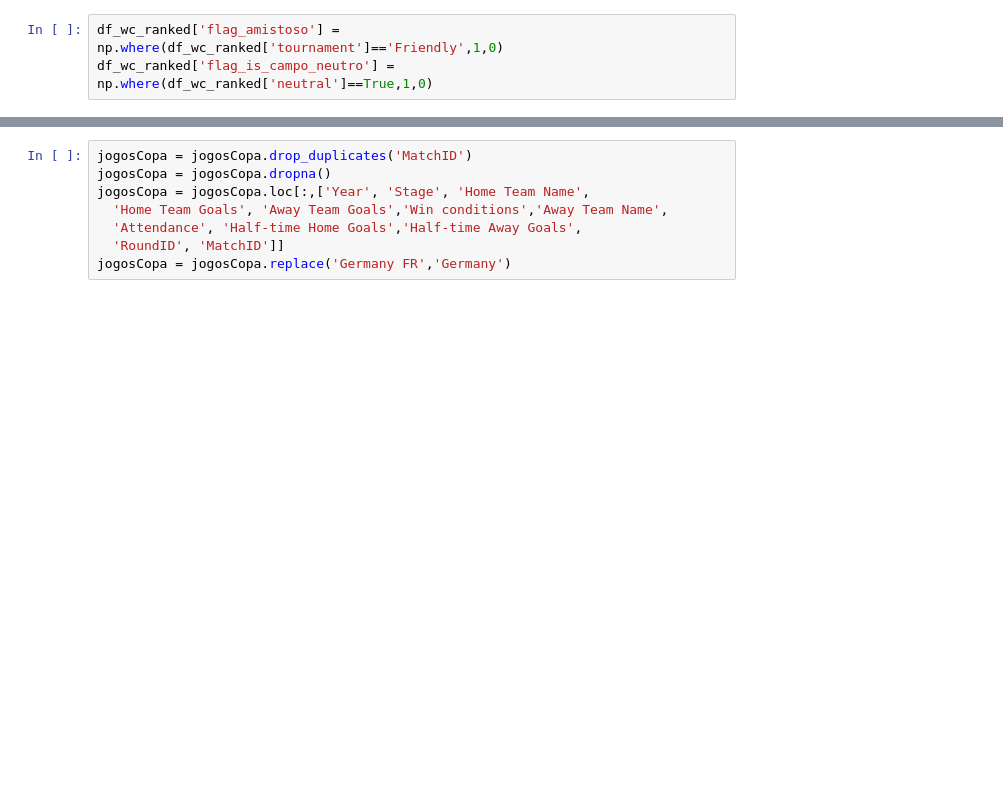
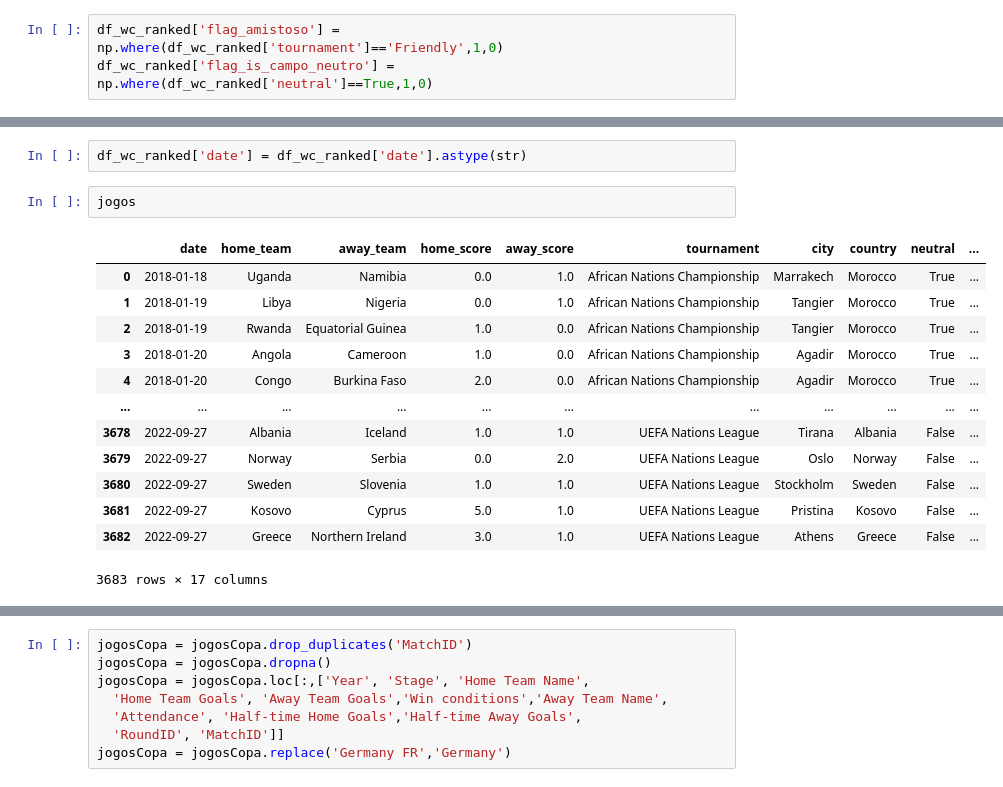
Before and after one commit to VitorrSantana/WorldCupPredictin, a Jupyter notebook: copaMundo.ipynb, the cells around one changed output, grey strips where cells are left out. Drawn from its saved outputs; the diff is of its cells as text; blank space fills up the shorter version.

```diff
--- a/copaMundo.ipynb
+++ b/copaMundo.ipynb
@@ -115,0 +136,18 @@ golsMarcados
+# %%
+df_wc_ranked['date'] = df_wc_ranked['date'].astype(str)
+# %%
+jogos
+# %% [output]
+|  | date | home_team | away_team | home_score | away_score | tournament | city | country | neutral | ... |
+| 0 | 2018-01-18 | Uganda | Namibia | 0.0 | 1.0 | African Nations Championship | Marrakech | Morocco | True | ... |
+| 1 | 2018-01-19 | Libya | Nigeria | 0.0 | 1.0 | African Nations Championship | Tangier | Morocco | True | ... |
+| 2 | 2018-01-19 | Rwanda | Equatorial Guinea | 1.0 | 0.0 | African Nations Championship | Tangier | Morocco | True | ... |
+| 3 | 2018-01-20 | Angola | Cameroon | 1.0 | 0.0 | African Nations Championship | Agadir | Morocco | True | ... |
+| 4 | 2018-01-20 | Congo | Burkina Faso | 2.0 | 0.0 | African Nations Championship | Agadir | Morocco | True | ... |
+| ... | ... | ... | ... | ... | ... | ... | ... | ... | ... | ... |
+| 3678 | 2022-09-27 | Albania | Iceland | 1.0 | 1.0 | UEFA Nations League | Tirana | Albania | False | ... |
+| 3679 | 2022-09-27 | Norway | Serbia | 0.0 | 2.0 | UEFA Nations League | Oslo | Norway | False | ... |
+| 3680 | 2022-09-27 | Sweden | Slovenia | 1.0 | 1.0 | UEFA Nations League | Stockholm | Sweden | False | ... |
+| 3681 | 2022-09-27 | Kosovo | Cyprus | 5.0 | 1.0 | UEFA Nations League | Pristina | Kosovo | False | ... |
+| 3682 | 2022-09-27 | Greece | Northern Ireland | 3.0 | 1.0 | UEFA Nations League | Athens | Greece | False | ... |
+3683 rows × 17 columns
```
Also changed, not shown: parts of 40 cells of this notebook.
